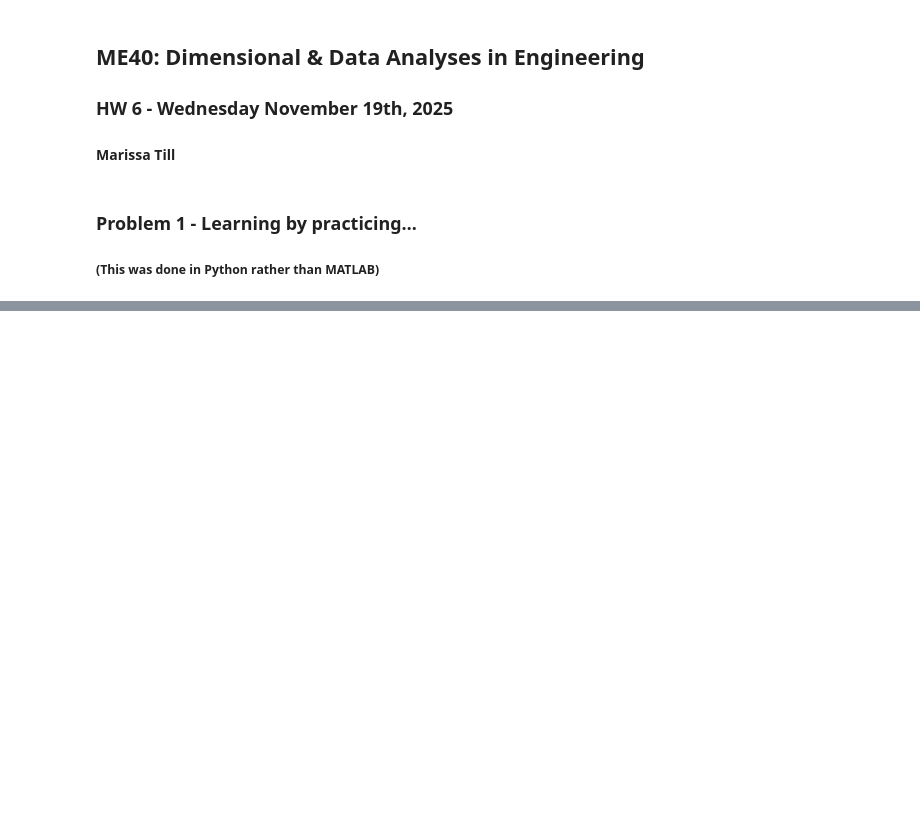
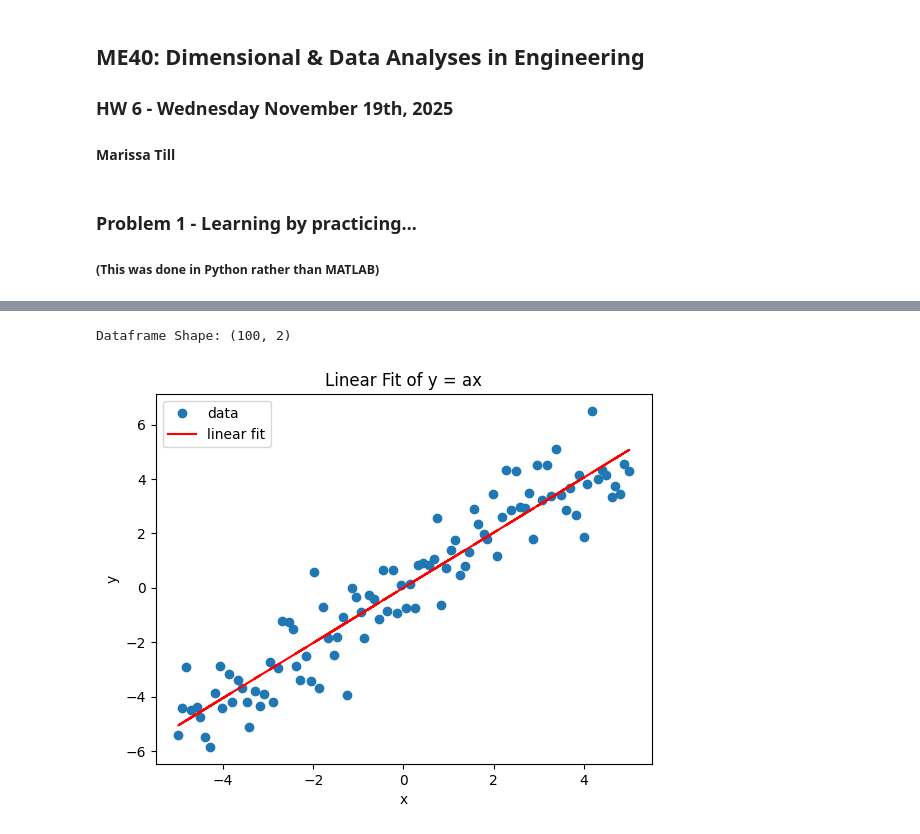
Before and after one commit to marissatill/ME40, a Jupyter notebook: HW6/Problem1.ipynb, the cells around one changed output, grey strips where cells are left out. Saved outputs shown, nothing was run; the diff lists cells and outputs as text; code cells hidden in the pictures; blank space fills up the shorter version.

```diff
--- a/HW6/Problem1.ipynb
+++ b/HW6/Problem1.ipynb
@@ -22,0 +22,43 @@ This week, we used once again the week5_rnd.csv dataset. This time, we applied t
+# %%
+# === 1. Load the data ===
+
+filepath = '/Users/marissatill/Downloads/junior year/fall/me40/sets/week 7/Week5_rnd.csv'
+
+# Read the CSV file into a pandas DataFrame
+df = pd.read_csv(filepath, sep='\t')
+
+# Extract columns for the velocity components
+x = df['% x'].values  # X values
+y  = df['y'].values   # Y values
+
+print("Dataframe Shape:", df.shape)  # (Number of samples, number of components)
+# %% [output]
+Dataframe Shape: (100, 2)
+# %%
+# === 1. Center the data ===
+
+# Take the mean of each column
+x_mean = np.mean(x)
+y_mean = np.mean(y)
+
+# Subtract the mean
+x = x - x_mean
+y = y - y_mean
+
+# Form the X matrix
+X = np.column_stack((x, y))
+# %%
+# === 2. Perform a linear regression in the form 𝑦 = 𝑎𝑥 and plot ===
+
+a_x = np.sum(x * y) / np.sum(x**2)  # Slide 109 Linear Regression
+
+plt.figure()
+plt.plot(x, y, 'o', label='data')           # Data points
+plt.plot(x, a_x*x, 'r-', label='linear fit')  # Fitted line
+plt.xlabel('x')
+plt.ylabel('y')
+plt.title('Linear Fit of y = ax')
+plt.legend()
+plt.show()
+# %% [output]
+[figure, added]
```
Also changed, not shown: parts of 10 cells of this notebook, 2 other files.
